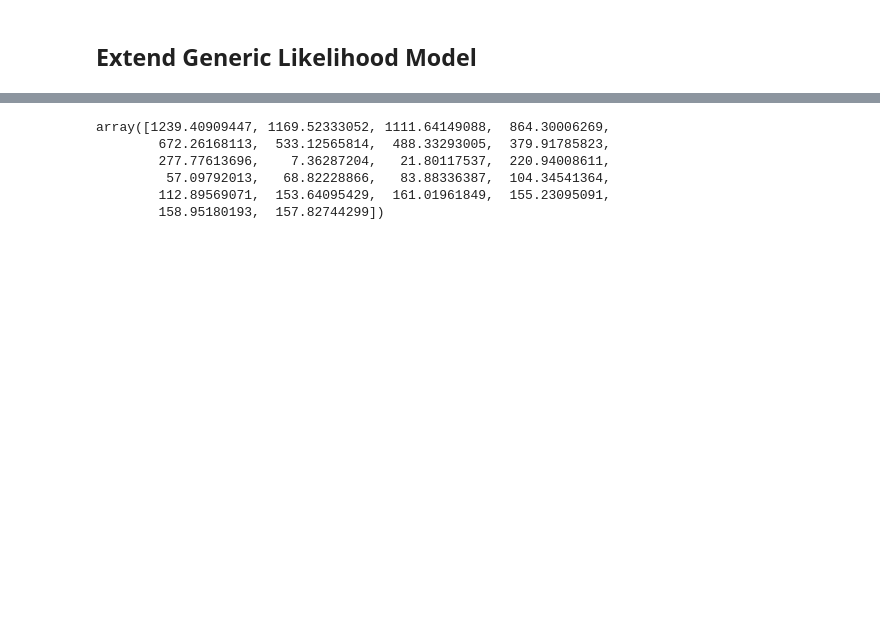
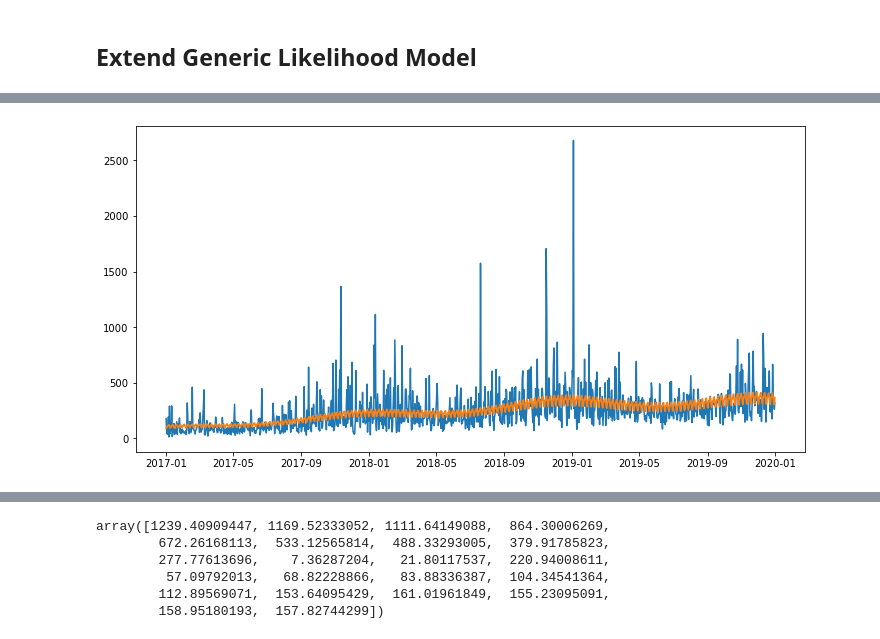
Before and after one commit to eastonhuch/discrete-lognormal-mle, a Jupyter notebook: LikelihoodModel.ipynb, the cells around one changed output, grey strips where cells are left out. Cells and saved outputs as stored; diff of their text form; code cells hidden in the pictures; blank space fills up the shorter version.

```diff
--- a/LikelihoodModel.ipynb
+++ b/LikelihoodModel.ipynb
@@ -180,3 +225,9 @@ Optimization terminated successfully.
+# %%
+plt.plot(data.days, data.y)
+plt.plot(data.days, gpois_res.predict())
+plt.show()
+# %% [output]
+[figure, added]
 # %%
 print(mod_res.summary())
 print(f"True Beta: {data.beta}")
```
Also changed, not shown: parts of 10 cells of this notebook.
